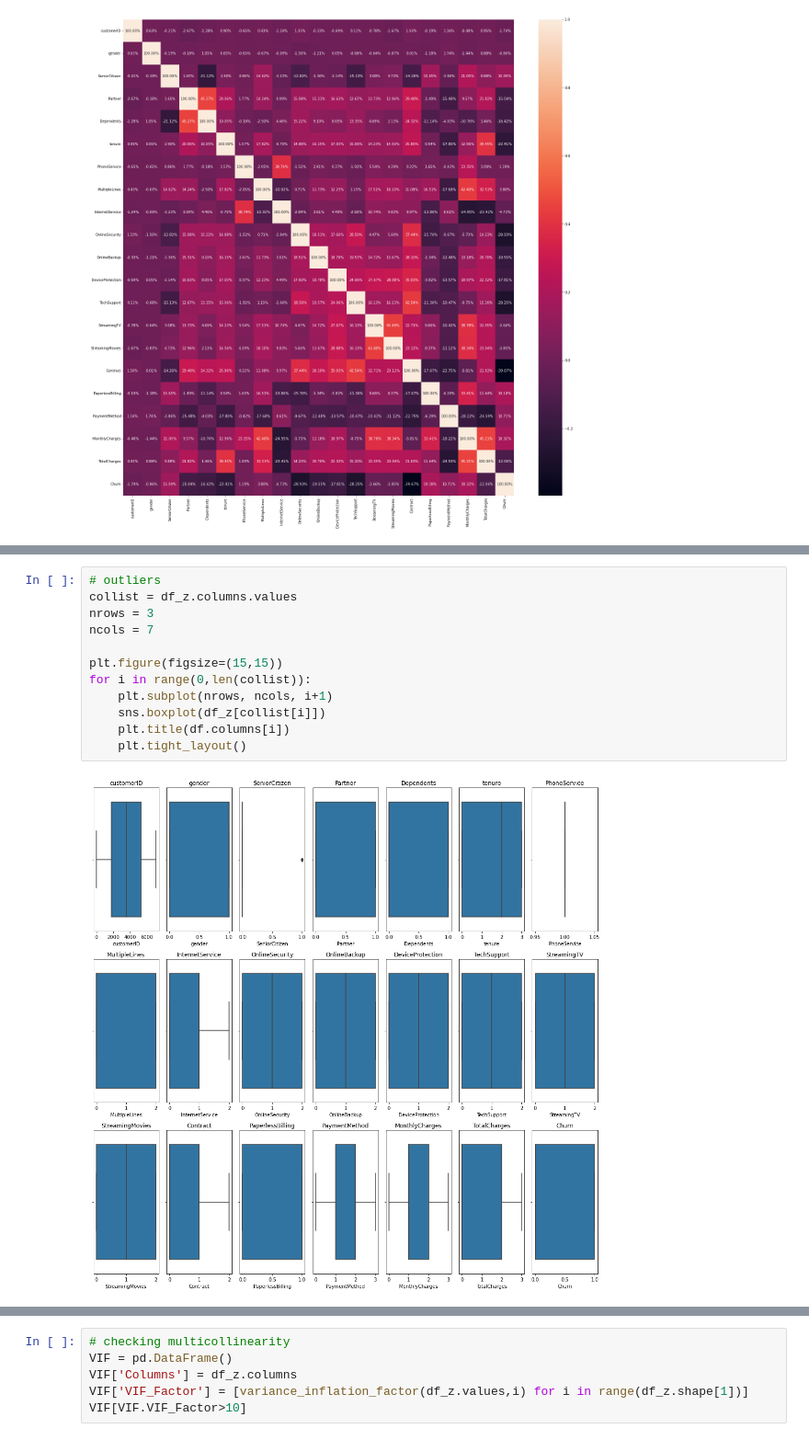
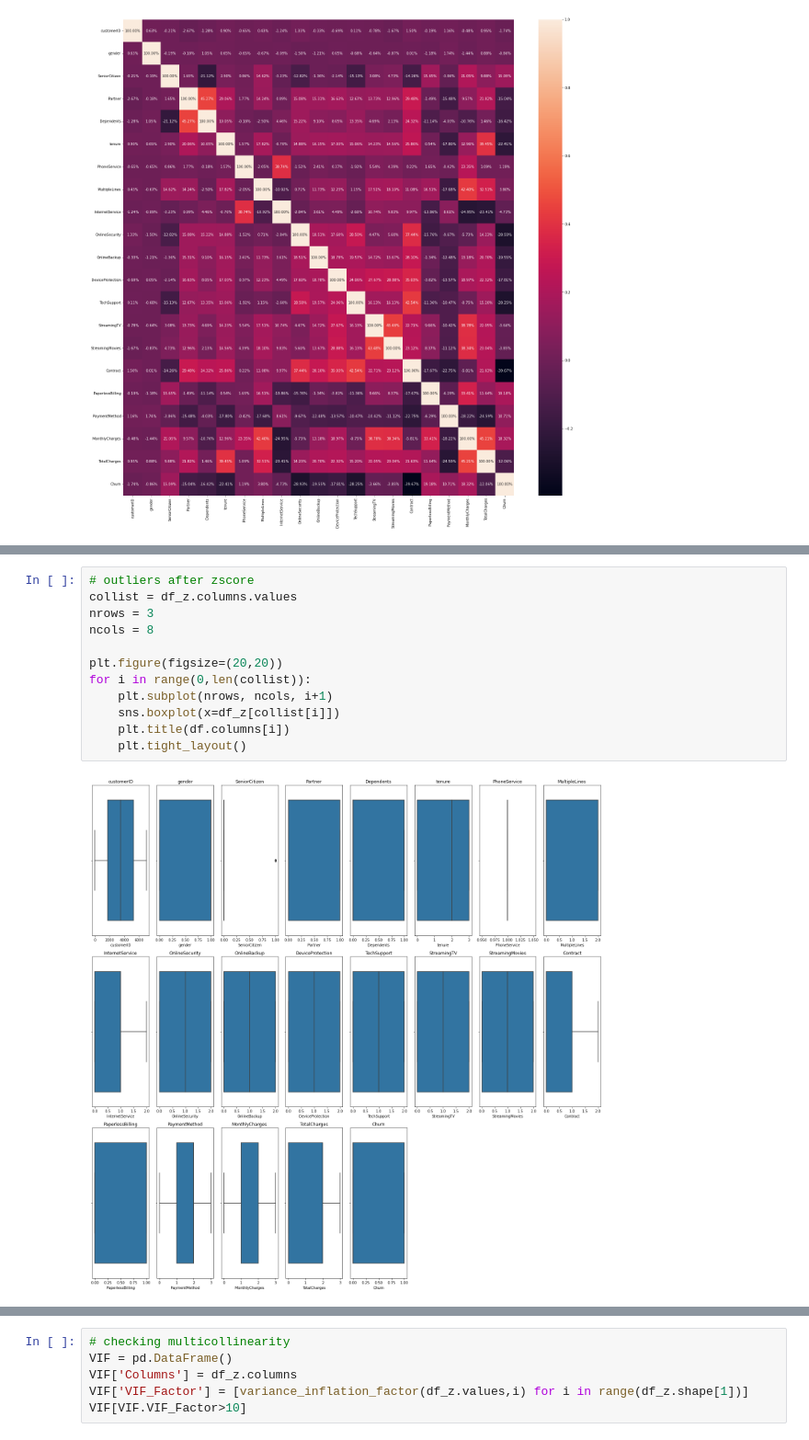
Before and after one commit to ibvhim/DataTrained-Evaluation-Projects, a Jupyter notebook: Evaluation Project 7 - Telecom Customer Churn/Customer_churn.ipynb, the cells around one changed output, grey strips where cells are left out. Shown at 92% size. Drawn from its saved outputs; the diff is of its cells as text.

```diff
--- a/Evaluation Project 7 - Telecom Customer Churn/Customer_churn.ipynb
+++ b/Evaluation Project 7 - Telecom Customer Churn/Customer_churn.ipynb
@@ -334,14 +379,14 @@ df_z.shape
 # %%
-# outliers
+# outliers after zscore
 collist = df_z.columns.values
 nrows = 3
-ncols = 7
+ncols = 8
 
-plt.figure(figsize=(15,15))
+plt.figure(figsize=(20,20))
 for i in range(0,len(collist)):
     plt.subplot(nrows, ncols, i+1)
-    sns.boxplot(df_z[collist[i]])
+    sns.boxplot(x=df_z[collist[i]])
     plt.title(df.columns[i])
     plt.tight_layout()
 # %% [output]
-[figure, old version]
+[figure, new version]
```
Also changed, not shown: parts of 52 cells of this notebook.
